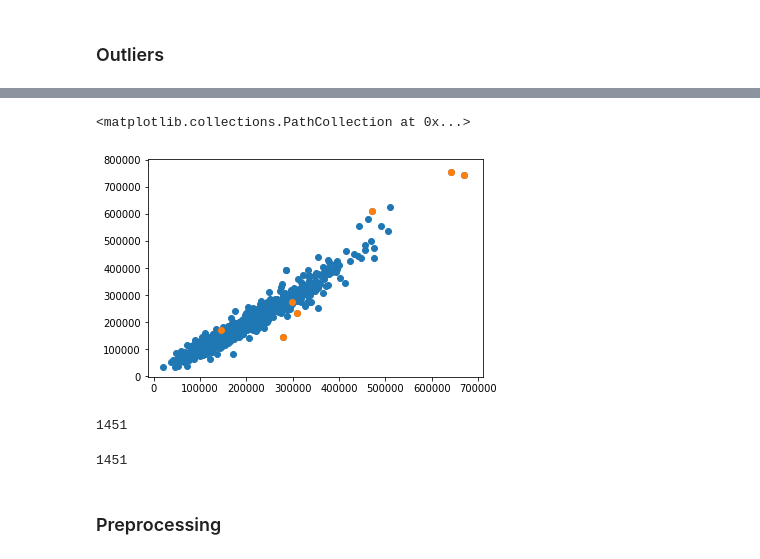
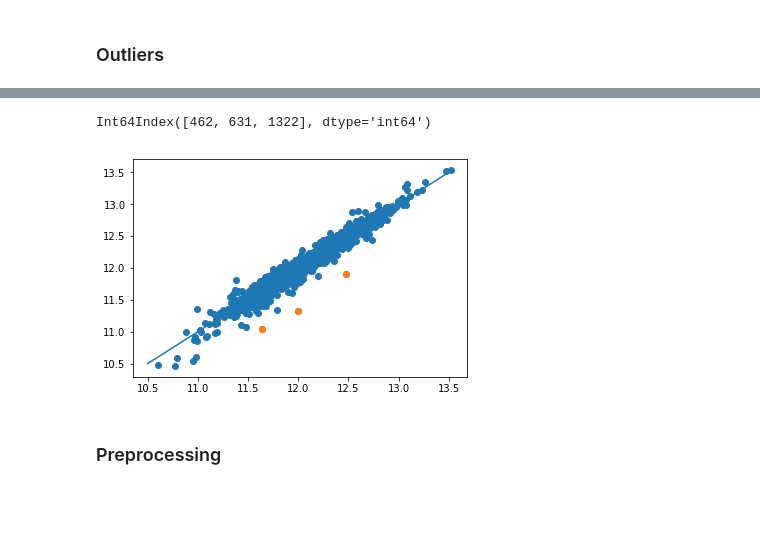
Before and after one commit to StevenDalderop/Ames-Housing-Dataset, a Jupyter notebook: Ames Housing Dataset.ipynb, the cells around one changed output, grey strips where cells are left out. Saved outputs shown, nothing was run; the diff lists cells and outputs as text; code cells hidden in the pictures; blank space fills up the shorter version.

```diff
--- a/Ames Housing Dataset.ipynb
+++ b/Ames Housing Dataset.ipynb
@@ -178,7 +206,9 @@ from scipy.stats import boxcox_normmax
 high_skew=skew_features[skew_features>1]
 # %%
 index=high_skew.index
+# %%
+df_norm=df.copy()
 # %%
 for i in index:
-    df[i]=boxcox1p(df[i],boxcox_normmax(df[i]+1))
+    df_norm[i]=boxcox1p(df[i],boxcox_normmax(df[i]+1))
 # %%
@@ -222,7 +255,7 @@ from sklearn.kernel_ridge import KernelRidge
 from sklearn.ensemble import RandomForestRegressor
 from xgboost import XGBRegressor
 # %%
-df_dummies=pd.get_dummies(data=df)
+df_dummies=pd.get_dummies(data=df_norm)
 train_dummies=df_dummies[:1458]
 test_dummies=df_dummies[1458:]
 X=train_dummies.drop(columns="SalePrice")
@@ -252,27 +285,23 @@ X.head()
 # %%
-ols = sm.OLS(np.array(y), np.array(X)).fit()
+ols = sm.OLS(np.log(y), np.array(X)).fit()
 pred=ols.predict()
 test=ols.outlier_test()
 test2=pd.DataFrame(test)
 outliers=test2[abs(test2[0])>6].index
+# %%
+outliers
+# %% [output]
+Int64Index([462, 631, 1322], dtype='int64')
 # %%
-plt.scatter(pred,y)
-plt.scatter(np.array([pred[i] for i in outliers]),np.array([y[i] for i in outliers]))
+plt.scatter(pred,np.log(y))
+plt.scatter(np.array([pred[i] for i in outliers]),np.array([np.log(y[i]) for i in outliers]))
+plt.plot([10.5,13.5],[10.5,13.5])
 plt.show()
 # %% [output]
-<matplotlib.collections.PathCollection at 0x...>
-[figure, old version]
+[figure, new version]
 # %%
 X = X.drop(X.index[outliers])
 y = np.delete(y,outliers)
-# %%
-len(X)
-# %% [output]
-1451
-# %%
-len(y)
-# %% [output]
-1451
 # %% [markdown]
 ### Preprocessing
 # %%
```
Also changed, not shown: parts of 31 cells of this notebook.
